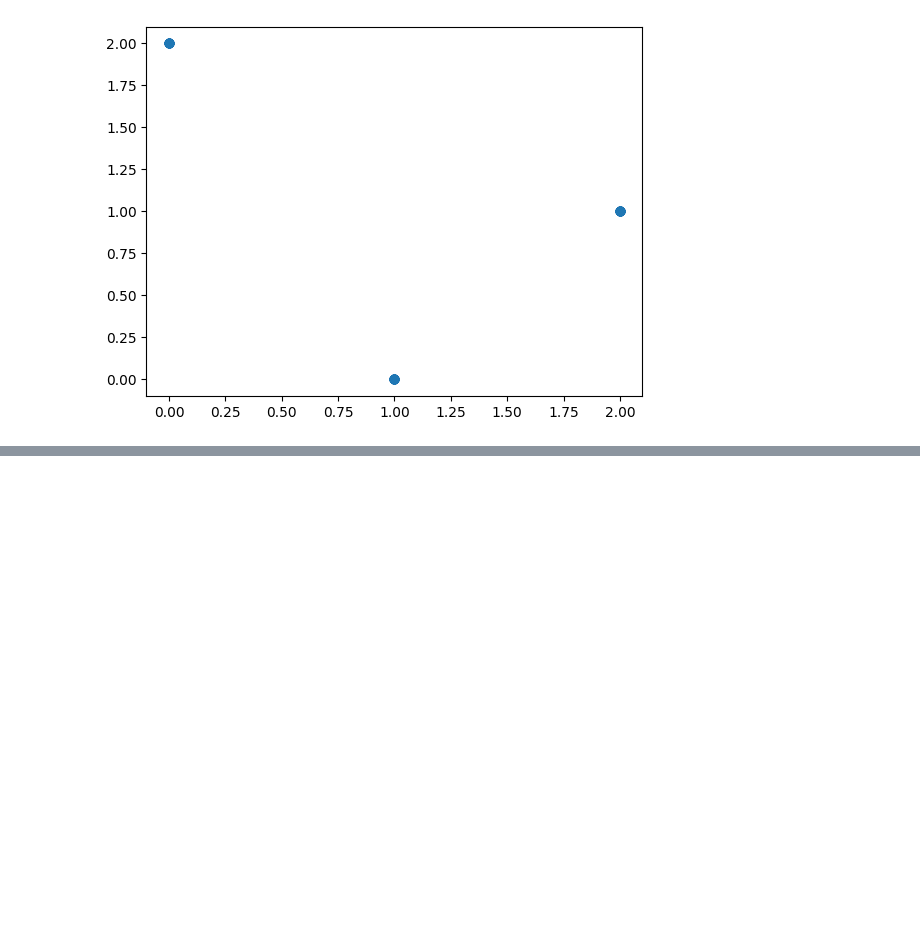
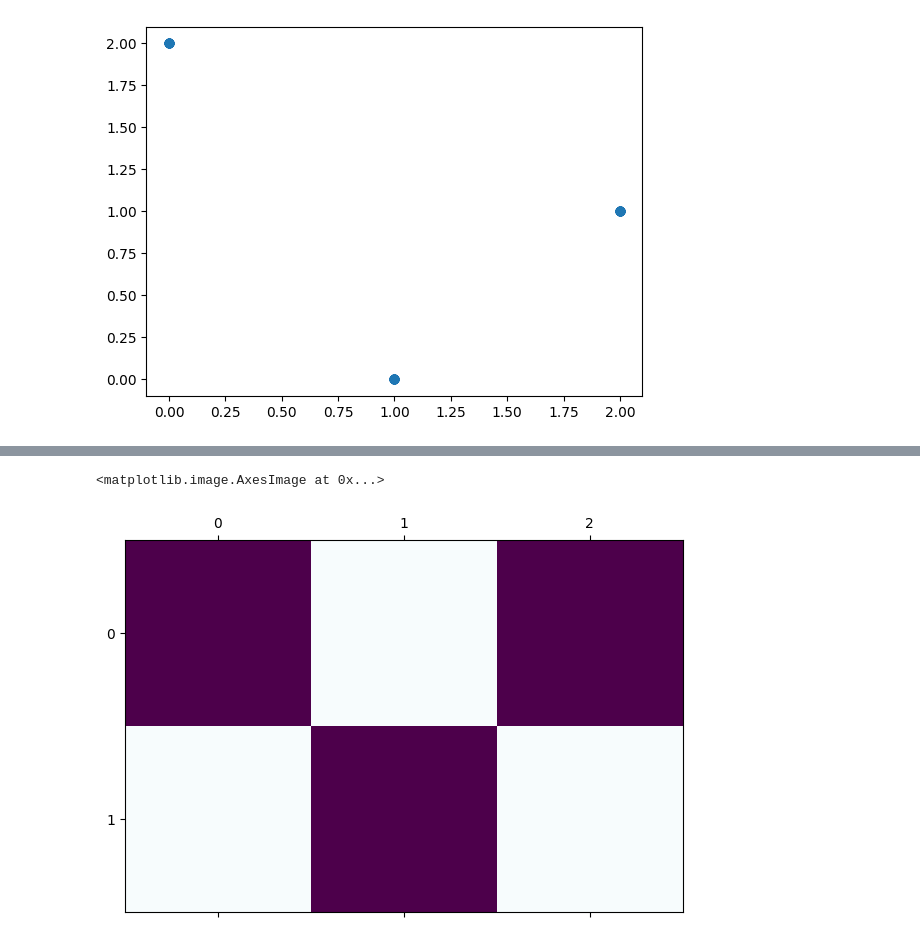
Before and after one commit to jtpotato/simc-2024, a Jupyter notebook: demo-monday.ipynb, the cells around one changed output, grey strips where cells are left out. Cells and saved outputs as stored; diff of their text form; code cells hidden in the pictures; blank space fills up the shorter version.

```diff
--- a/demo-monday.ipynb
+++ b/demo-monday.ipynb
@@ -31,0 +45,5 @@ plt.scatter(output_labels, cheating_pattern_1)
+# %%
+plt.matshow(np.array([[1, 0, 1], [0, 1, 0]]), cmap="BuPu")
+# %% [output]
+<matplotlib.image.AxesImage at 0x...>
+[figure, added]
```
Also changed, not shown: parts of 3 cells of this notebook.
